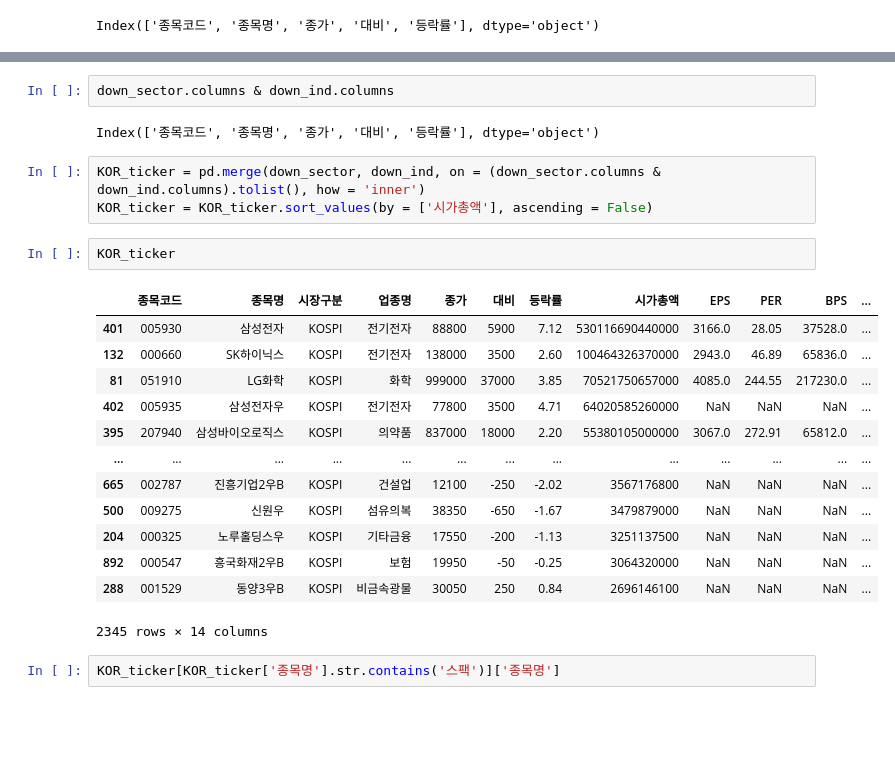
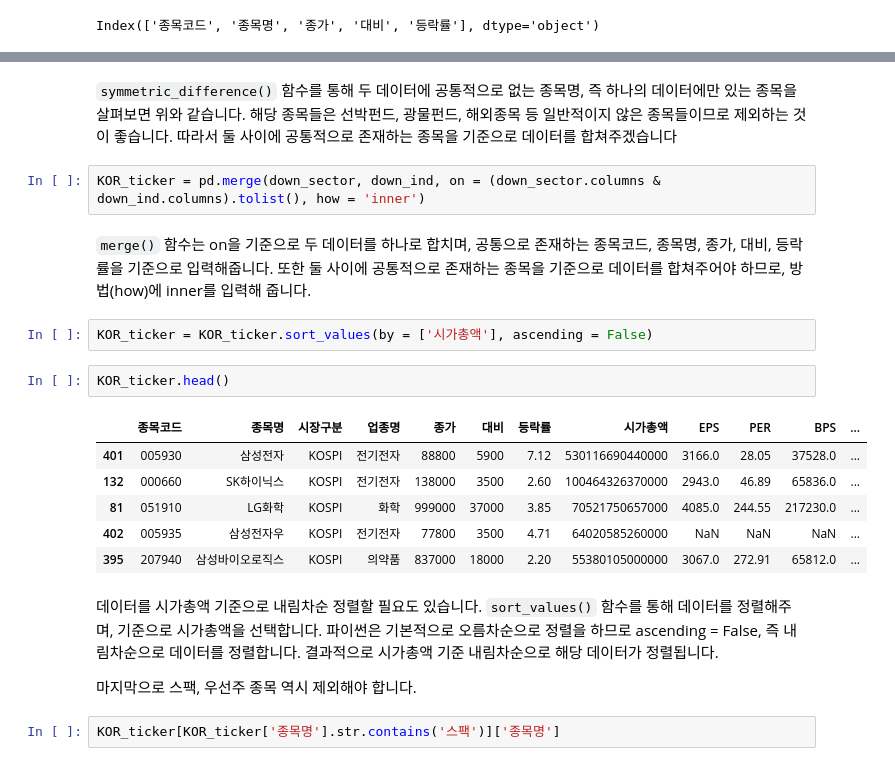
Before and after one commit to gingerthorp/quant_python, a Jupyter notebook: 05_crawl_practice.ipynb, the cells around one changed output, grey strips where cells are left out. Cells and saved outputs as stored; diff of their text form; blank space fills up the shorter version.

```diff
--- a/05_crawl_practice.ipynb
+++ b/05_crawl_practice.ipynb
@@ -278,29 +368,27 @@ set(down_sector['종목명']).symmetric_difference(down_ind['종목명'])
  '한국ANKOR유전',
  '한국패러랠',
  '헝셩그룹'}
-# %%
-down_sector.columns & down_ind.columns
-# %% [output]
-Index(['종목코드', '종목명', '종가', '대비', '등락률'], dtype='object')
+# %% [markdown]
+`symmetric_difference()` 함수를 통해 두 데이터에 공통적으로 없는 종목명, 즉 하나의 데이터에만 있는 종목을 살펴보면 위와 같습니다. 해당 종목들은 선박펀드, 광물펀드, 해외종목 등 일반적이지 않은 종목들이므로 제외하는 것이 좋습니다. 따라서 둘 사이에 공통적으로 존재하는 종목을 기준으로 데이터를 합쳐주겠습니다
 # %%
 KOR_ticker = pd.merge(down_sector, down_ind, on = (down_sector.columns & down_ind.columns).tolist(), how = 'inner')
-KOR_ticker = KOR_ticker.sort_values(by = ['시가총액'], ascending = False)
+# %% [markdown]
+`merge()` 함수는 on을 기준으로 두 데이터를 하나로 합치며, 공통으로 존재하는 종목코드, 종목명, 종가, 대비, 등락률을 기준으로 입력해줍니다. 또한 둘 사이에 공통적으로 존재하는 종목을 기준으로 데이터를 합쳐주어야 하므로, 방법(how)에 inner를 입력해 줍니다.
+# %%
+KOR_ticker = KOR_ticker.sort_values(by = ['시가총액'], ascending = False)
 # %%
-KOR_ticker
+KOR_ticker.head()
 # %% [output]
 |  | 종목코드 | 종목명 | 시장구분 | 업종명 | 종가 | 대비 | 등락률 | 시가총액 | EPS | PER | BPS | ... |
 | 401 | 005930 | 삼성전자 | KOSPI | 전기전자 | 88800 | 5900 | 7.12 | 530116690440000 | 3166.0 | 28.05 | 37528.0 | ... |
 | 132 | 000660 | SK하이닉스 | KOSPI | 전기전자 | 138000 | 3500 | 2.60 | 100464326370000 | 2943.0 | 46.89 | 65836.0 | ... |
 | 81 | 051910 | LG화학 | KOSPI | 화학 | 999000 | 37000 | 3.85 | 70521750657000 | 4085.0 | 244.55 | 217230.0 | ... |
 | 402 | 005935 | 삼성전자우 | KOSPI | 전기전자 | 77800 | 3500 | 4.71 | 64020585260000 | NaN | NaN | NaN | ... |
 | 395 | 207940 | 삼성바이오로직스 | KOSPI | 의약품 | 837000 | 18000 | 2.20 | 55380105000000 | 3067.0 | 272.91 | 65812.0 | ... |
-| ... | ... | ... | ... | ... | ... | ... | ... | ... | ... | ... | ... | ... |
-| 665 | 002787 | 진흥기업2우B | KOSPI | 건설업 | 12100 | -250 | -2.02 | 3567176800 | NaN | NaN | NaN | ... |
-| 500 | 009275 | 신원우 | KOSPI | 섬유의복 | 38350 | -650 | -1.67 | 3479879000 | NaN | NaN | NaN | ... |
-| 204 | 000325 | 노루홀딩스우 | KOSPI | 기타금융 | 17550 | -200 | -1.13 | 3251137500 | NaN | NaN | NaN | ... |
-| 892 | 000547 | 흥국화재2우B | KOSPI | 보험 | 19950 | -50 | -0.25 | 3064320000 | NaN | NaN | NaN | ... |
-| 288 | 001529 | 동양3우B | KOSPI | 비금속광물 | 30050 | 250 | 0.84 | 2696146100 | NaN | NaN | NaN | ... |
-2345 rows × 14 columns
+# %% [markdown]
+데이터를 시가총액 기준으로 내림차순 정렬할 필요도 있습니다. `sort_values()` 함수를 통해 데이터를 정렬해주며, 기준으로 시가총액을 선택합니다. 파이썬은 기본적으로 오름차순으로 정렬을 하므로 ascending = False, 즉 내림차순으로 데이터를 정렬합니다. 결과적으로 시가총액 기준 내림차순으로 해당 데이터가 정렬됩니다.
+
+마지막으로 스팩, 우선주 종목 역시 제외해야 합니다.
 # %%
 KOR_ticker[KOR_ticker['종목명'].str.contains('스팩')]['종목명']
 # %% [output]
```
Also changed, not shown: parts of 74 cells of this notebook, 41 other files.
